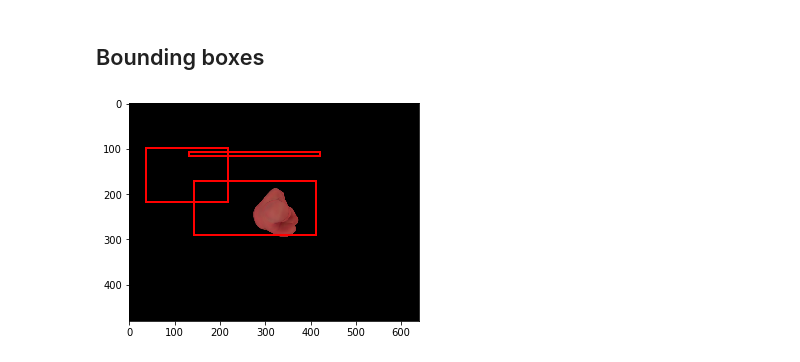
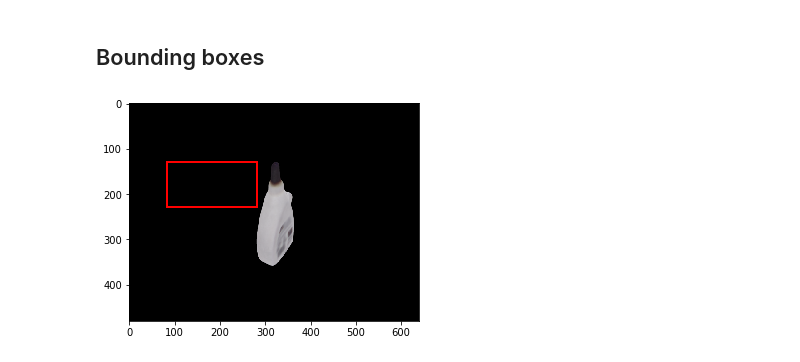
Before and after one commit to ecr23xx/6dpose.gendata, a Jupyter notebook: Visualize.ipynb, the cells around one changed output. Saved outputs shown, nothing was run; the diff lists cells and outputs as text; code cells hidden in the pictures.

```diff
--- a/Visualize.ipynb
+++ b/Visualize.ipynb
@@ -24,5 +7,5 @@ def get_3D_corners(vertices):
 # %%
-bench = SixdBenchmark(dataset='hinterstoisser', unit=1e-3, is_train=True)
+bench = SixdToolkit(dataset='hinterstoisser', unit=1e-3, num_kp=9, type_kp='random', is_train=True)
 # %% [output]
 [LOG] Load SIXD from pkl file success
 # %%
@@ -73,6 +59,7 @@ plt.savefig('demo.png', dpi=300, bbox_inches='tight', pad_inches=0)
 # %%
-img = Image.open(bench.frames['01'][0]['path'])
-kp = bench.frames['01'][0]['annots'][0]['kps']
+img = Image.open(bench.frames['11'][471]['path'])
+kp = bench.frames['11'][471]['annots'][0]['kps']
+bbox = bench.frames['11'][471]['annots'][0]['bbox']
 fig, ax = plt.subplots()
 plt.imshow(img)
 ax.scatter(kp[:,0], kp[:,1], c='aqua', marker='x', s=1)
@@ -83,12 +84,11 @@ plt.show()
 ## Bounding boxes
 # %%
 fig, ax = plt.subplots()
-bboxes[:,2] -= bboxes[:,0]
-bboxes[:,3] -= bboxes[:,1]
+bbox[2] -= bbox[0]
+bbox[3] -= bbox[1]
 plt.imshow(img)
-for bbox in bboxes:
-    rect = mpatches.Rectangle((bbox[0], bbox[1]), bbox[2], bbox[3], linewidth=2, edgecolor='r', facecolor='none')
-    ax.add_patch(rect)
+rect = mpatches.Rectangle((bbox[0], bbox[1]), bbox[2], bbox[3], linewidth=2, edgecolor='r', facecolor='none')
+ax.add_patch(rect)
 plt.show()
 # %% [output]
-[figure, old version]
+[figure, new version]
```
Also changed, not shown: parts of 9 cells of this notebook, 8 other files.
